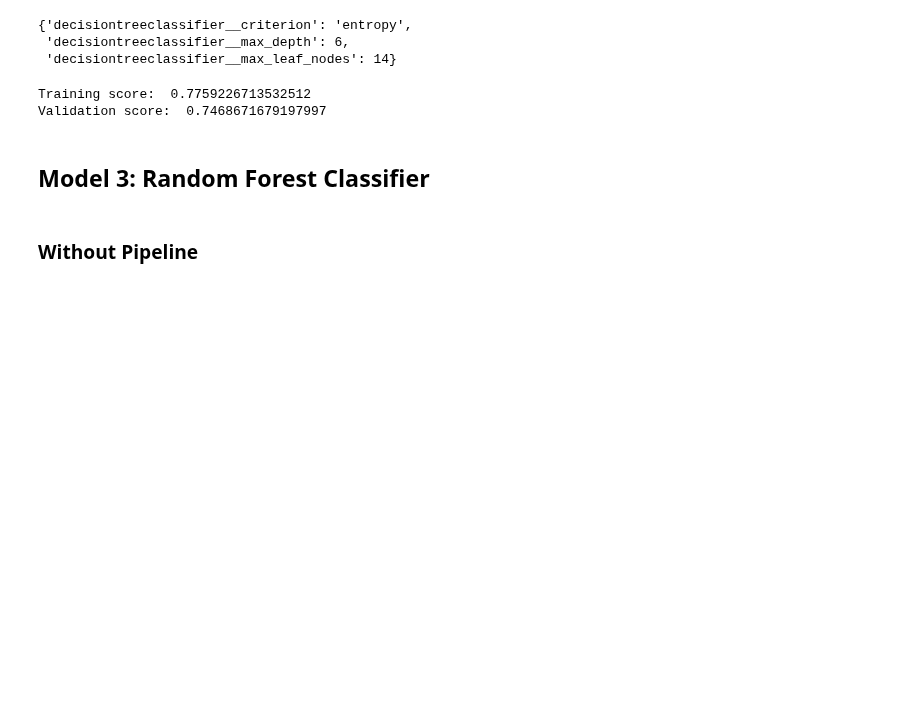
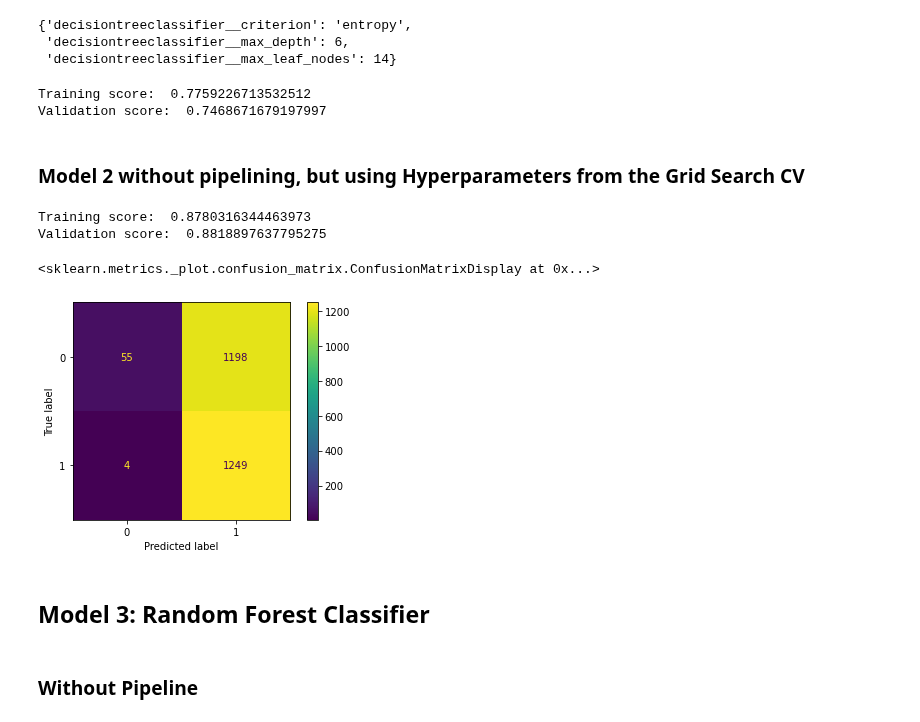
Before and after one commit to jchandleroneal/bsc-phase-three-project, a Jupyter notebook: notebooks/exploratory/chandler/preprocessing_and_modeling.ipynb, the cells around one changed output. Cells and saved outputs as stored; diff of their text form; code cells hidden in the pictures; blank space fills up the shorter version.

```diff
--- a/notebooks/exploratory/chandler/preprocessing_and_modeling.ipynb
+++ b/notebooks/exploratory/chandler/preprocessing_and_modeling.ipynb
@@ -266,3 +271,5 @@ final_mod_2 = modeling_function(tree_estim, X_train_encoded, y_train,
 # %% [output]
 Training score:  0.7759226713532512
 Validation score:  0.7468671679197997
+# %% [markdown]
+### Model 2 without pipelining, but using Hyperparameters from the Grid Search CV
@@ -269,3 +278,14 @@ Validation score:  0.7468671679197997
+# %%
+final_mod_3 = modeling_function(best_tree, X_train_encoded_df, y_train,
+                                X_val_encoded_df, y_val)
+# %% [output]
+Training score:  0.8780316344463973
+Validation score:  0.8818897637795275
+# %%
+plot_confusion_matrix(final_mod_3, X_train_res, y_train_res)
+# %% [output]
+<sklearn.metrics._plot.confusion_matrix.ConfusionMatrixDisplay at 0x...>
+[figure, added]
 # %% [markdown]
 
 ## Model 3: Random Forest Classifier
```
Also changed, not shown: parts of 11 cells of this notebook.
